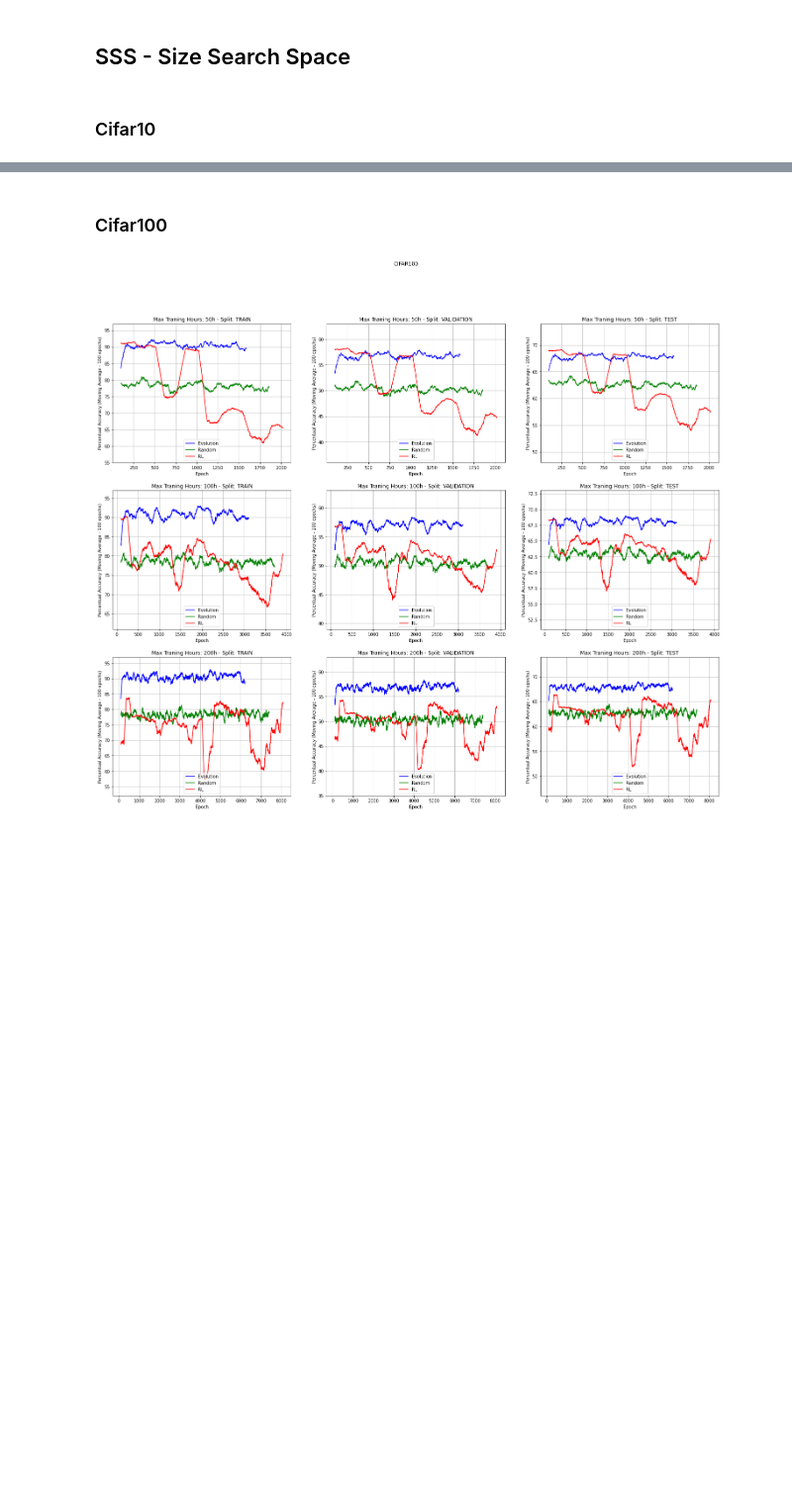
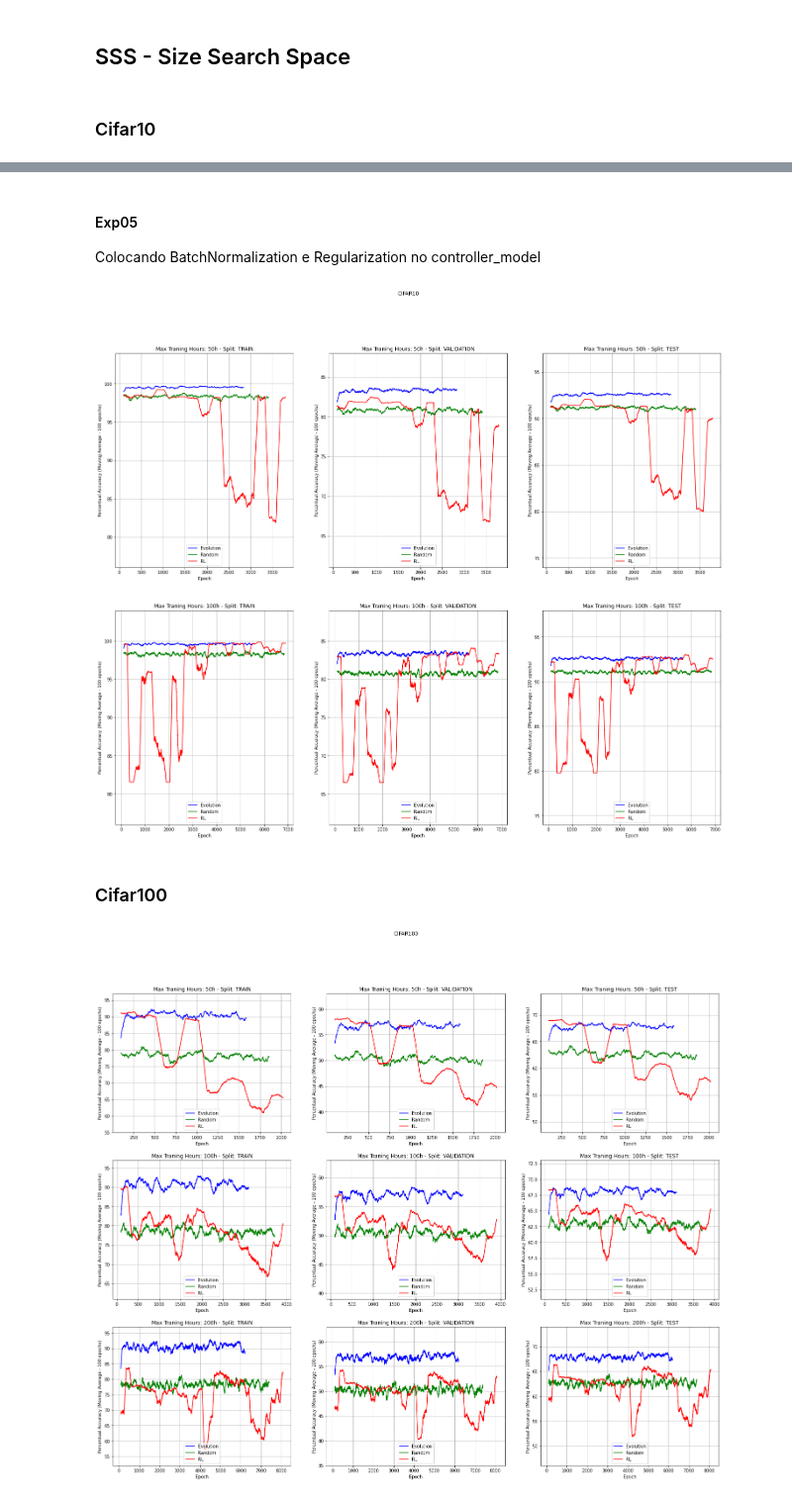
Before and after one commit to guilhermemg/icao_nets_training, a Jupyter notebook: project/training/nas_v3_validation/training_evaluation_2.ipynb, the cells around one changed output, grey strips where cells are left out. Shown at 99% size. Drawn from its saved outputs; the diff is of its cells as text; code cells hidden in the pictures; blank space fills up the shorter version.

```diff
--- a/project/training/nas_v3_validation/training_evaluation_2.ipynb
+++ b/project/training/nas_v3_validation/training_evaluation_2.ipynb
@@ -93,3 +97,11 @@ plot_smoothed_tcurves(ss_indicator='sss', dataset_name='cifar10')
+# %% [markdown]
+#### Exp05
+
+  Colocando BatchNormalization e Regularization no controller_model
+# %%
+plot_smoothed_tcurves(exp='exp_05', ss_indicator='sss', dataset_name='cifar10')
+# %% [output]
+[figure, added]
 # %% [markdown]
 ### Cifar100
 # %%
```
Also changed, not shown: parts of 3 cells of this notebook, 12 other files.
